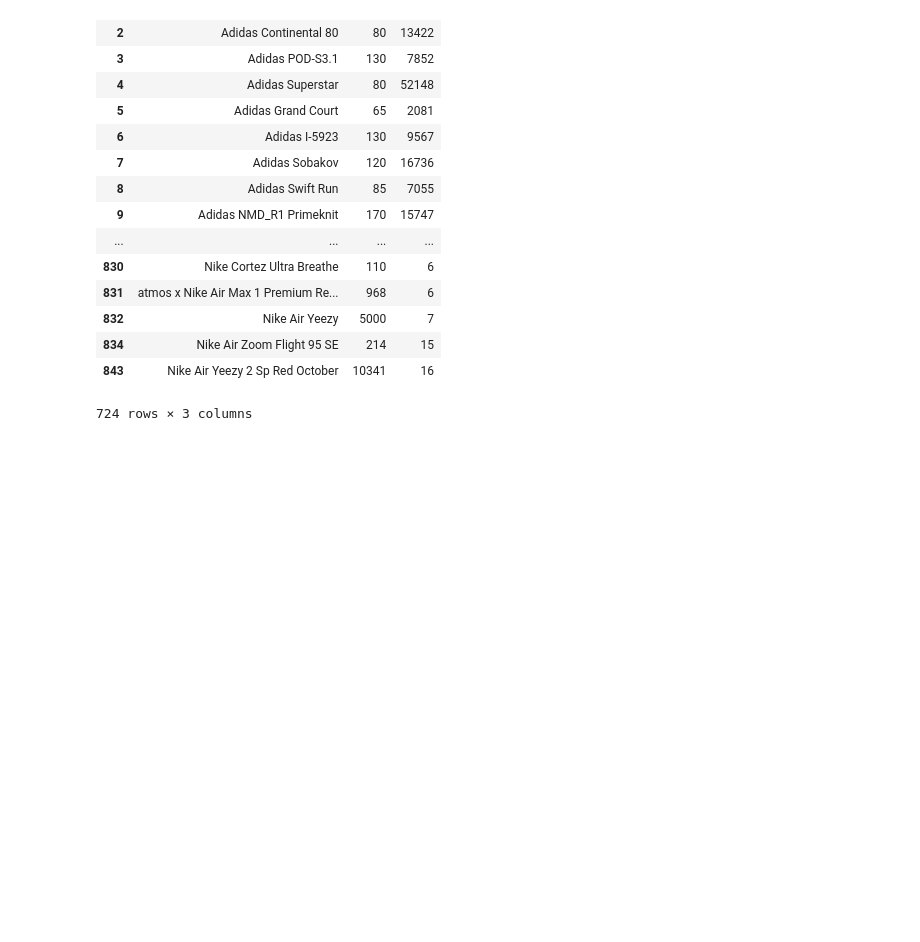
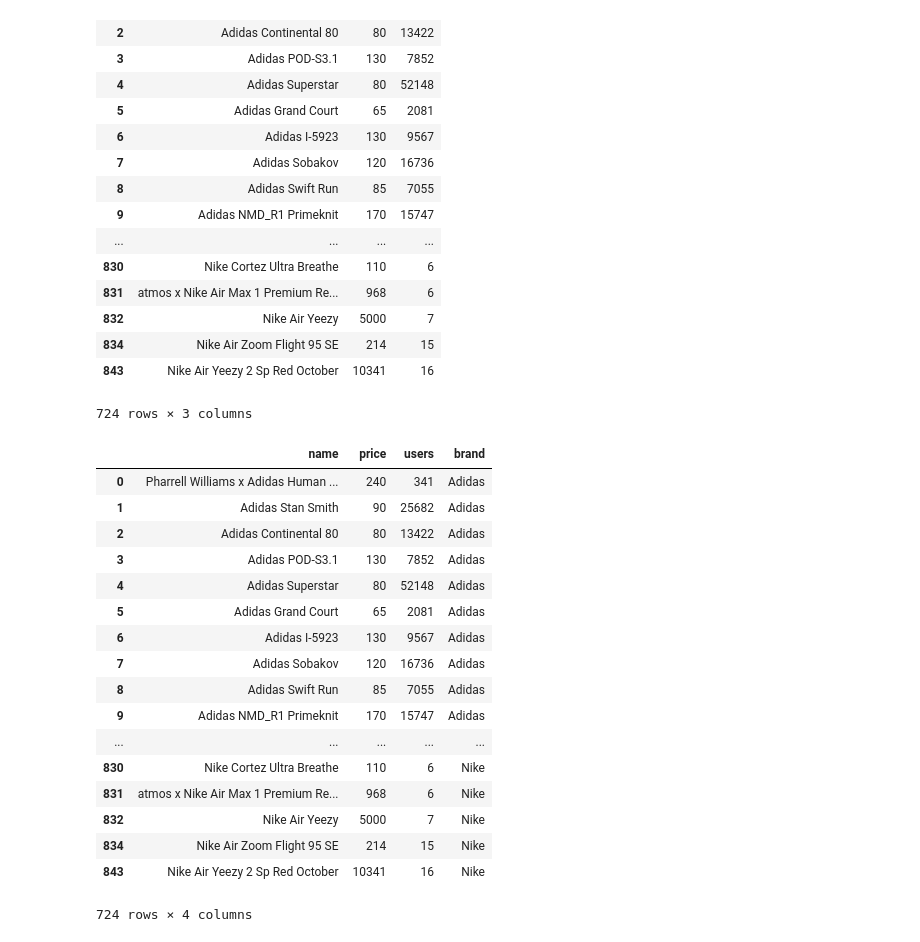
Before and after one commit to JonBebi/Adike, a Jupyter notebook: EDA.ipynb, the cells around one changed output. Drawn from its saved outputs; the diff is of its cells as text; code cells hidden in the pictures; blank space fills up the shorter version.

Commit message:
added brand column

```diff
--- a/EDA.ipynb
+++ b/EDA.ipynb
@@ -573,3 +533,26 @@ df_sneakers_prices_users
 | 834 | Nike Air Zoom Flight 95 SE | 214 | 15 |
 | 843 | Nike Air Yeezy 2 Sp Red October | 10341 | 16 |
 724 rows × 3 columns
+# %%
+df_sneakers_prices_users['brand'] = ['Adidas' if i <= 382 else 'Nike' for i in df_sneakers_prices_users.index]
+# %%
+df_sneakers_prices_users
+# %% [output]
+|  | name | price | users | brand |
+| 0 | Pharrell Williams x Adidas Human ... | 240 | 341 | Adidas |
+| 1 | Adidas Stan Smith | 90 | 25682 | Adidas |
+| 2 | Adidas Continental 80 | 80 | 13422 | Adidas |
+| 3 | Adidas POD-S3.1 | 130 | 7852 | Adidas |
+| 4 | Adidas Superstar | 80 | 52148 | Adidas |
+| 5 | Adidas Grand Court | 65 | 2081 | Adidas |
+| 6 | Adidas I-5923 | 130 | 9567 | Adidas |
+| 7 | Adidas Sobakov | 120 | 16736 | Adidas |
+| 8 | Adidas Swift Run | 85 | 7055 | Adidas |
+| 9 | Adidas NMD_R1 Primeknit | 170 | 15747 | Adidas |
+| ... | ... | ... | ... | ... |
+| 830 | Nike Cortez Ultra Breathe | 110 | 6 | Nike |
+| 831 | atmos x Nike Air Max 1 Premium Re... | 968 | 6 | Nike |
+| 832 | Nike Air Yeezy | 5000 | 7 | Nike |
+| 834 | Nike Air Zoom Flight 95 SE | 214 | 15 | Nike |
+| 843 | Nike Air Yeezy 2 Sp Red October | 10341 | 16 | Nike |
+724 rows × 4 columns
```
Also changed, not shown: parts of 2 cells of this notebook.
